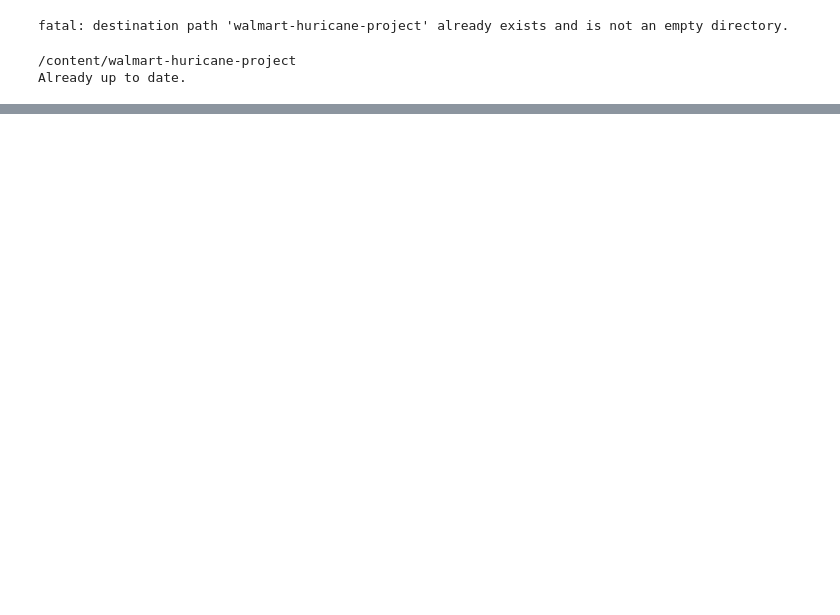
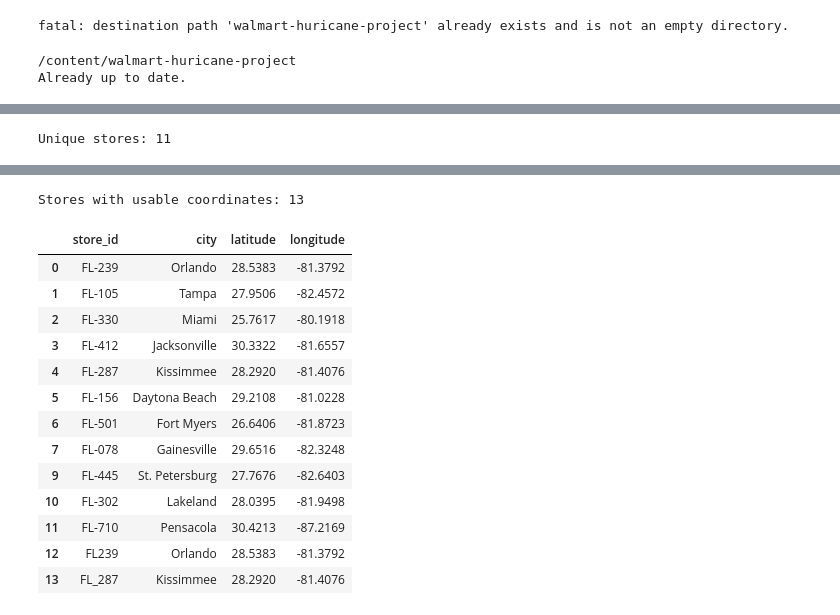
Before and after one commit to AdelineKwakye/walmart-huricane-project, a Jupyter notebook: notebooks/scratch/Amilyn_Estes_Notebook.ipynb, the cells around one changed output, grey strips where cells are left out. Saved outputs shown, nothing was run; the diff lists cells and outputs as text; code cells hidden in the pictures; blank space fills up the shorter version.

```diff
--- a/notebooks/scratch/Amilyn_Estes_Notebook.ipynb
+++ b/notebooks/scratch/Amilyn_Estes_Notebook.ipynb
@@ -15,3 +15,8 @@ import pandas as pd
 import numpy as np
 import matplotlib.pyplot as plt
 import requests
+
+stores = pd.read_csv("data/store_locations.csv")
+
+print("Number of stores:", len(stores))
+display(stores.head())
@@ -18,12 +30,0 @@ import requests
-# %%
-transactions = pd.read_csv("walmart-huricane-project/data/walmart_transactions.csv")
-stores = pd.read_csv("walmart-huricane-project/data/store_locations.csv")
-
-print("TRANSACTION COLUMNS:")
-print(transactions.columns.tolist())
-
-print("\nSTORE COLUMNS:")
-print(stores.columns.tolist())
-
-display(transactions.head())
-display(stores.head())
@@ -47,0 +31,43 @@ STORE COLUMNS:
+# %%
+# Standardize store IDs for weather API requests
+valid_stores["store_id"] = (
+    valid_stores["store_id"]
+    .astype(str)
+    .str.upper()
+    .str.strip()
+    .str.replace(r"[^A-Z0-9]", "", regex=True)
+    .str.replace(r"^FL(\d+)$", r"FL-\1", regex=True)
+)
+
+# Keep only one record per store
+valid_stores = valid_stores.drop_duplicates(
+    subset=["store_id"]
+).copy()
+
+print("Unique stores:", len(valid_stores))
+
+display(valid_stores[
+    ["store_id", "city", "latitude", "longitude"]
+])
+
+# Convert geographic coordinates to numbers
+stores["latitude"] = pd.to_numeric(
+    stores["latitude"], errors="coerce"
+)
+stores["longitude"] = pd.to_numeric(
+    stores["longitude"], errors="coerce"
+)
+
+# Only use locations with valid Florida coordinates
+valid_stores = stores[
+    stores["latitude"].between(24, 32) &
+    stores["longitude"].between(-88, -79)
+].copy()
+
+print("Stores with usable coordinates:", len(valid_stores))
+
+display(valid_stores[
+    ["store_id", "city", "latitude", "longitude"]
+])
+# %% [output]
+Unique stores: 11
@@ -47,0 +86,15 @@ STORE COLUMNS:
+Stores with usable coordinates: 13
+|  | store_id | city | latitude | longitude |
+| 0 | FL-239 | Orlando | 28.5383 | -81.3792 |
+| 1 | FL-105 | Tampa | 27.9506 | -82.4572 |
+| 2 | FL-330 | Miami | 25.7617 | -80.1918 |
+| 3 | FL-412 | Jacksonville | 30.3322 | -81.6557 |
+| 4 | FL-287 | Kissimmee | 28.2920 | -81.4076 |
+| 5 | FL-156 | Daytona Beach | 29.2108 | -81.0228 |
+| 6 | FL-501 | Fort Myers | 26.6406 | -81.8723 |
+| 7 | FL-078 | Gainesville | 29.6516 | -82.3248 |
+| 9 | FL-445 | St. Petersburg | 27.7676 | -82.6403 |
+| 10 | FL-302 | Lakeland | 28.0395 | -81.9498 |
+| 11 | FL-710 | Pensacola | 30.4213 | -87.2169 |
+| 12 | FL239 | Orlando | 28.5383 | -81.3792 |
+| 13 | FL_287 | Kissimmee | 28.2920 | -81.4076 |
```
Also changed, not shown: parts of 4 cells of this notebook.
